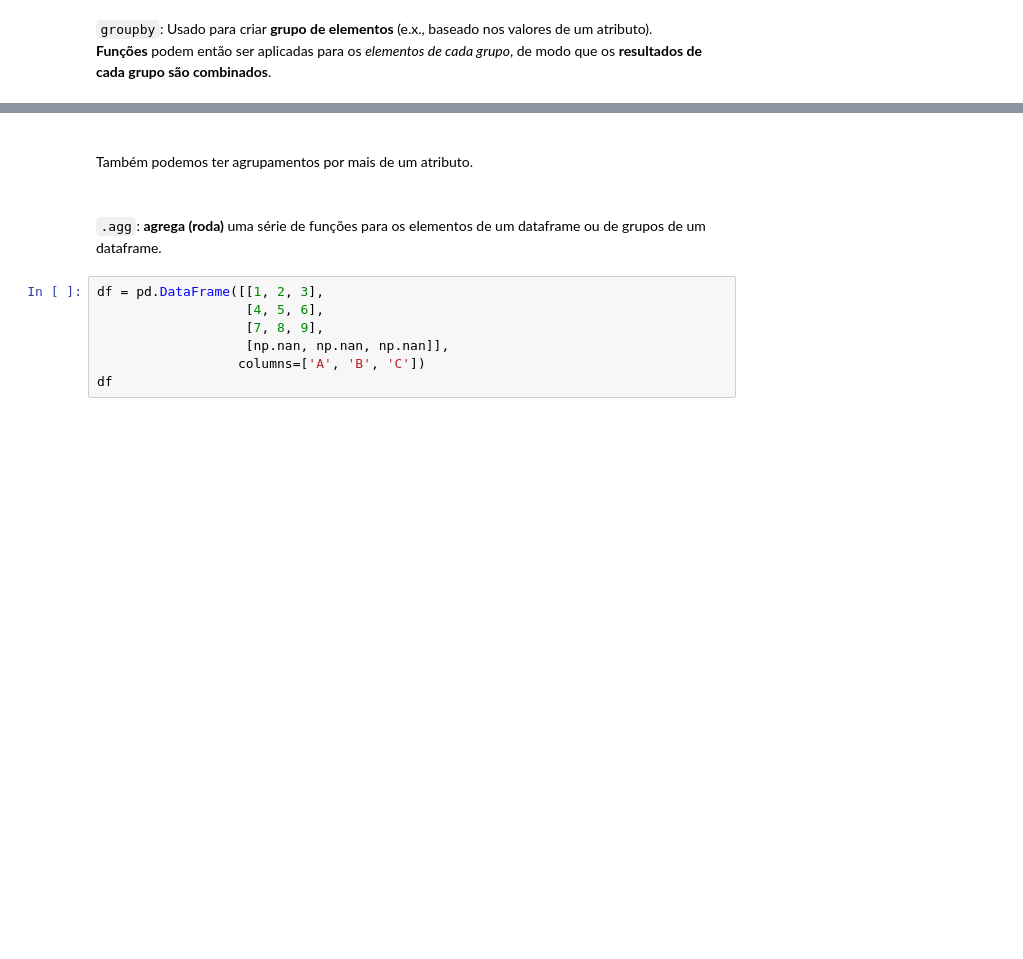
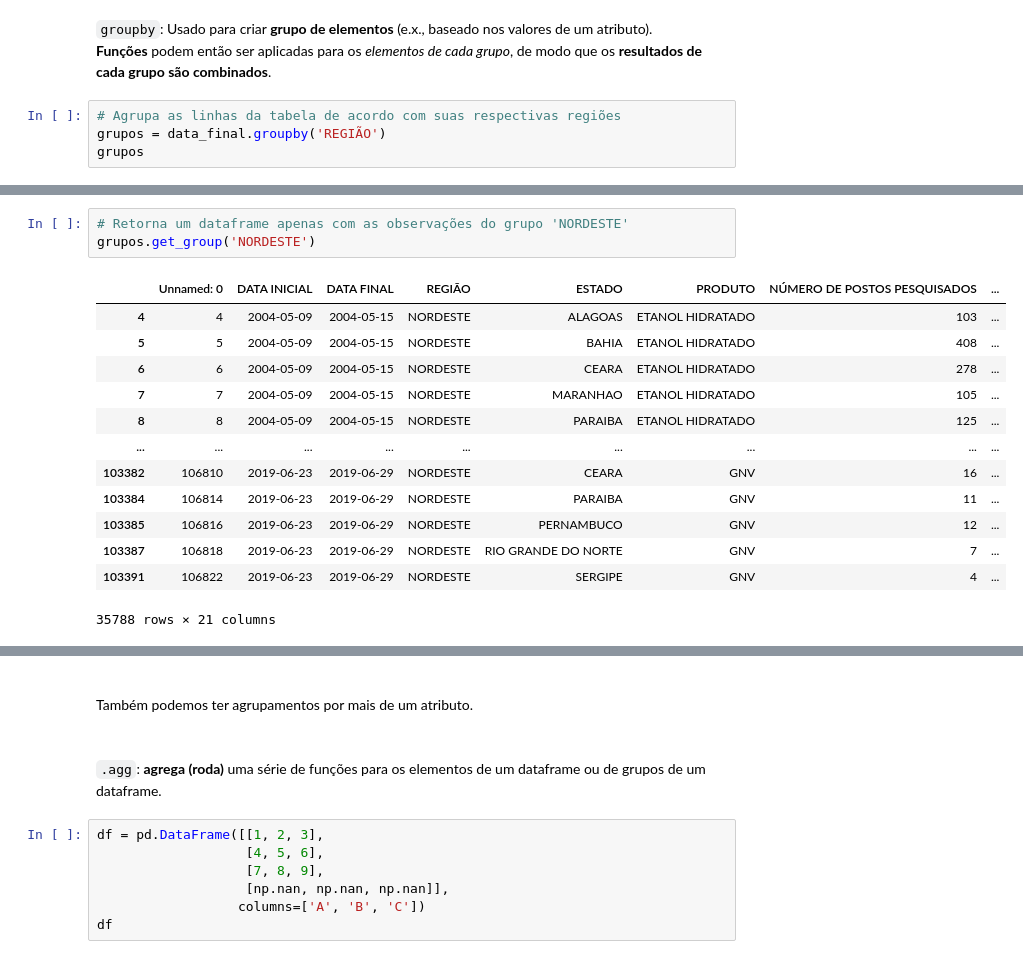
Before and after one commit to rudaaranha/pandas-essencial, a Jupyter notebook: manipulacao_de_dados_codigo_base.ipynb, the cells around one changed output, grey strips where cells are left out. Drawn from its saved outputs; the diff is of its cells as text; blank space fills up the shorter version.

Commit message:
groupby parte 1

```diff
--- a/manipulacao_de_dados_codigo_base.ipynb
+++ b/manipulacao_de_dados_codigo_base.ipynb
@@ -2332,3 +2342,7 @@ dtype: object
 # %% [markdown]
 `groupby`: Usado para criar **grupo de elementos** (e.x., baseado nos valores de um atributo). <br/>
 **Funções** podem então ser aplicadas para os _elementos de cada grupo_, de modo que os **resultados de cada grupo são combinados**.
+# %%
+# Agrupa as linhas da tabela de acordo com suas respectivas regiões
+grupos = data_final.groupby('REGIÃO')
+grupos
@@ -2334,0 +2365,17 @@ dtype: object
+# %%
+# Retorna um dataframe apenas com as observações do grupo 'NORDESTE'
+grupos.get_group('NORDESTE')
+# %% [output]
+|  | Unnamed: 0 | DATA INICIAL | DATA FINAL | REGIÃO | ESTADO | PRODUTO | NÚMERO DE POSTOS PESQUISADOS | ... |
+| 4 | 4 | 2004-05-09 | 2004-05-15 | NORDESTE | ALAGOAS | ETANOL HIDRATADO | 103 | ... |
+| 5 | 5 | 2004-05-09 | 2004-05-15 | NORDESTE | BAHIA | ETANOL HIDRATADO | 408 | ... |
+| 6 | 6 | 2004-05-09 | 2004-05-15 | NORDESTE | CEARA | ETANOL HIDRATADO | 278 | ... |
+| 7 | 7 | 2004-05-09 | 2004-05-15 | NORDESTE | MARANHAO | ETANOL HIDRATADO | 105 | ... |
+| 8 | 8 | 2004-05-09 | 2004-05-15 | NORDESTE | PARAIBA | ETANOL HIDRATADO | 125 | ... |
+| ... | ... | ... | ... | ... | ... | ... | ... | ... |
+| 103382 | 106810 | 2019-06-23 | 2019-06-29 | NORDESTE | CEARA | GNV | 16 | ... |
+| 103384 | 106814 | 2019-06-23 | 2019-06-29 | NORDESTE | PARAIBA | GNV | 11 | ... |
+| 103385 | 106816 | 2019-06-23 | 2019-06-29 | NORDESTE | PERNAMBUCO | GNV | 12 | ... |
+| 103387 | 106818 | 2019-06-23 | 2019-06-29 | NORDESTE | RIO GRANDE DO NORTE | GNV | 7 | ... |
+| 103391 | 106822 | 2019-06-23 | 2019-06-29 | NORDESTE | SERGIPE | GNV | 4 | ... |
+35788 rows × 21 columns
```
Also changed, not shown: parts of 6 cells of this notebook.
